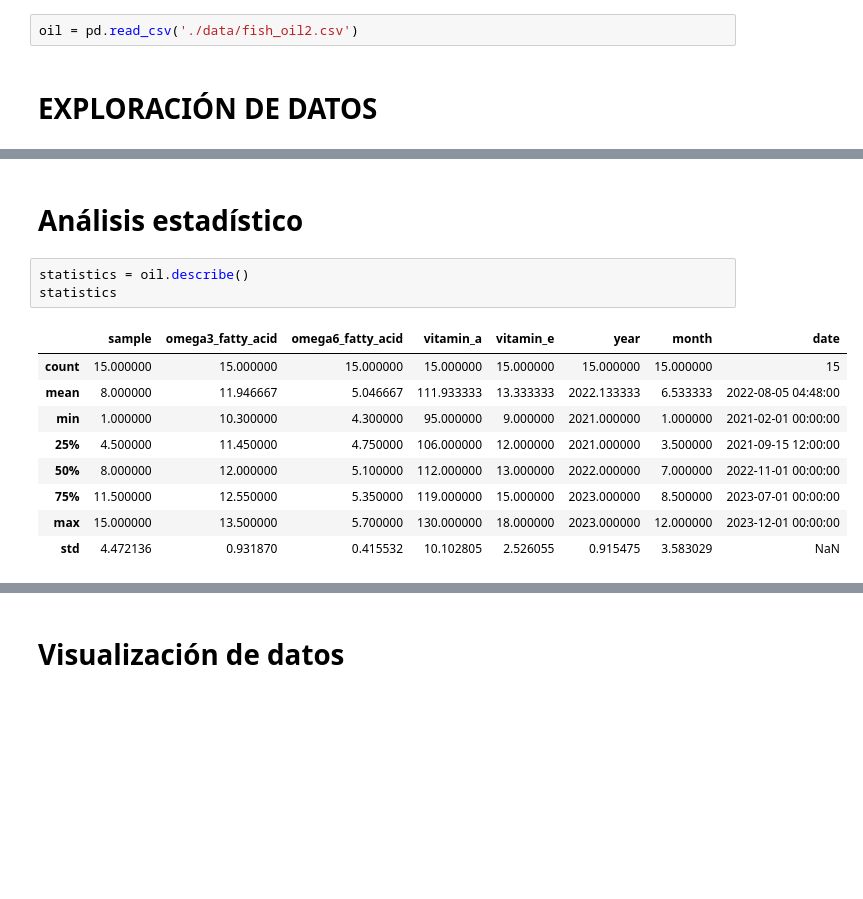
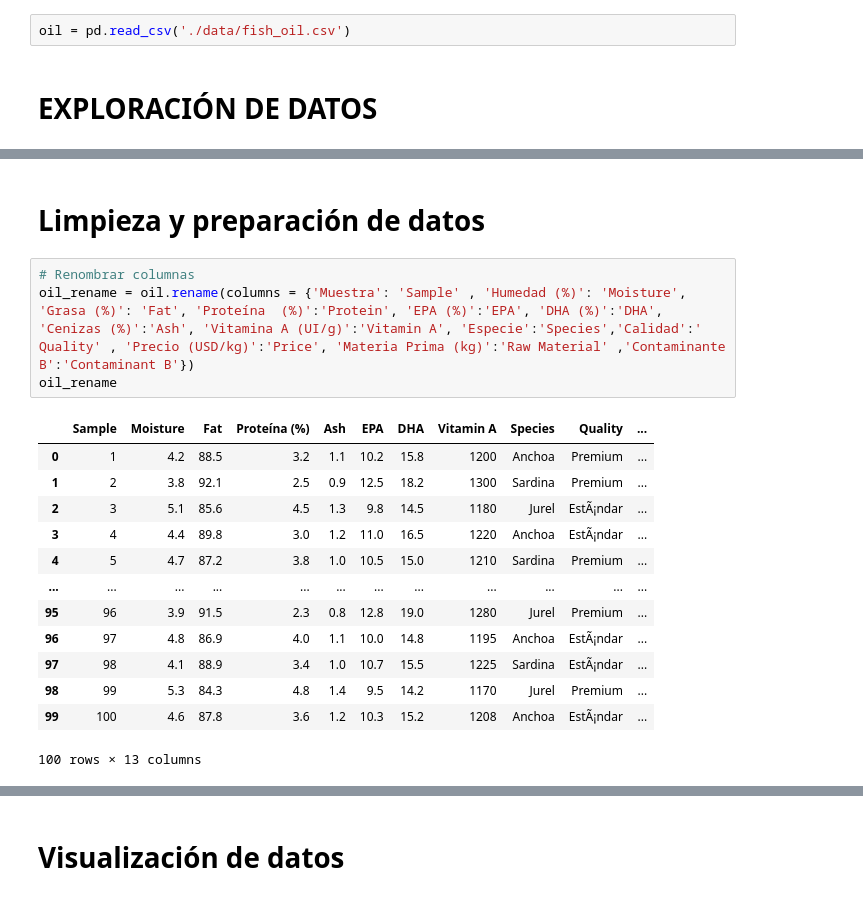
Before and after one commit to Fanton-cpu/demo2_ipynb, a Jupyter notebook: project2.ipynb, the cells around one changed output, grey strips where cells are left out. Cells and saved outputs as stored; diff of their text form; blank space fills up the shorter version.

```diff
--- a/project2.ipynb
+++ b/project2.ipynb
@@ -4,7 +6,7 @@ import numpy as np
 import matplotlib.pyplot as plt
 import seaborn as sns
 # %%
-oil = pd.read_csv('./data/fish_oil2.csv')
+oil = pd.read_csv('./data/fish_oil.csv')
 # %% [markdown]
 # EXPLORACIÓN DE DATOS
 # %%
@@ -35,15 +45,20 @@ memory usage: 728.0 bytes
 # %% [markdown]
-# Análisis estadístico
+# Limpieza y preparación de datos
 # %%
-statistics = oil.describe()
-statistics
+# Renombrar columnas
+oil_rename = oil.rename(columns = {'Muestra': 'Sample' , 'Humedad (%)': 'Moisture', 'Grasa (%)': 'Fat', 'Proteína  (%)':'Protein', 'EPA (%)':'EPA', 'DHA (%)':'DHA', 'Cenizas (%)':'Ash', 'Vitamina A (UI/g)':'Vitamin A', 'Especie':'Species','Calidad':' Quality' , 'Precio (USD/kg)':'Price', 'Materia Prima (kg)':'Raw Material' ,'Contaminante B':'Contaminant B'})
+oil_rename
 # %% [output]
-|  | sample | omega3_fatty_acid | omega6_fatty_acid | vitamin_a | vitamin_e | year | month | date |
-| count | 15.000000 | 15.000000 | 15.000000 | 15.000000 | 15.000000 | 15.000000 | 15.000000 | 15 |
-| mean | 8.000000 | 11.946667 | 5.046667 | 111.933333 | 13.333333 | 2022.133333 | 6.533333 | 2022-08-05 04:48:00 |
-| min | 1.000000 | 10.300000 | 4.300000 | 95.000000 | 9.000000 | 2021.000000 | 1.000000 | 2021-02-01 00:00:00 |
-| 25% | 4.500000 | 11.450000 | 4.750000 | 106.000000 | 12.000000 | 2021.000000 | 3.500000 | 2021-09-15 12:00:00 |
-| 50% | 8.000000 | 12.000000 | 5.100000 | 112.000000 | 13.000000 | 2022.000000 | 7.000000 | 2022-11-01 00:00:00 |
-| 75% | 11.500000 | 12.550000 | 5.350000 | 119.000000 | 15.000000 | 2023.000000 | 8.500000 | 2023-07-01 00:00:00 |
-| max | 15.000000 | 13.500000 | 5.700000 | 130.000000 | 18.000000 | 2023.000000 | 12.000000 | 2023-12-01 00:00:00 |
-| std | 4.472136 | 0.931870 | 0.415532 | 10.102805 | 2.526055 | 0.915475 | 3.583029 | NaN |
+|  | Sample | Moisture | Fat | Proteí­na (%) | Ash | EPA | DHA | Vitamin A | Species | Quality | ... |
+| 0 | 1 | 4.2 | 88.5 | 3.2 | 1.1 | 10.2 | 15.8 | 1200 | Anchoa | Premium | ... |
+| 1 | 2 | 3.8 | 92.1 | 2.5 | 0.9 | 12.5 | 18.2 | 1300 | Sardina | Premium | ... |
+| 2 | 3 | 5.1 | 85.6 | 4.5 | 1.3 | 9.8 | 14.5 | 1180 | Jurel | EstÃ¡ndar | ... |
+| 3 | 4 | 4.4 | 89.8 | 3.0 | 1.2 | 11.0 | 16.5 | 1220 | Anchoa | EstÃ¡ndar | ... |
+| 4 | 5 | 4.7 | 87.2 | 3.8 | 1.0 | 10.5 | 15.0 | 1210 | Sardina | Premium | ... |
+| ... | ... | ... | ... | ... | ... | ... | ... | ... | ... | ... | ... |
+| 95 | 96 | 3.9 | 91.5 | 2.3 | 0.8 | 12.8 | 19.0 | 1280 | Jurel | Premium | ... |
+| 96 | 97 | 4.8 | 86.9 | 4.0 | 1.1 | 10.0 | 14.8 | 1195 | Anchoa | EstÃ¡ndar | ... |
+| 97 | 98 | 4.1 | 88.9 | 3.4 | 1.0 | 10.7 | 15.5 | 1225 | Sardina | EstÃ¡ndar | ... |
+| 98 | 99 | 5.3 | 84.3 | 4.8 | 1.4 | 9.5 | 14.2 | 1170 | Jurel | Premium | ... |
+| 99 | 100 | 4.6 | 87.8 | 3.6 | 1.2 | 10.3 | 15.2 | 1208 | Anchoa | EstÃ¡ndar | ... |
+100 rows × 13 columns
```
Also changed, not shown: parts of 16 cells of this notebook, 4 other files.
